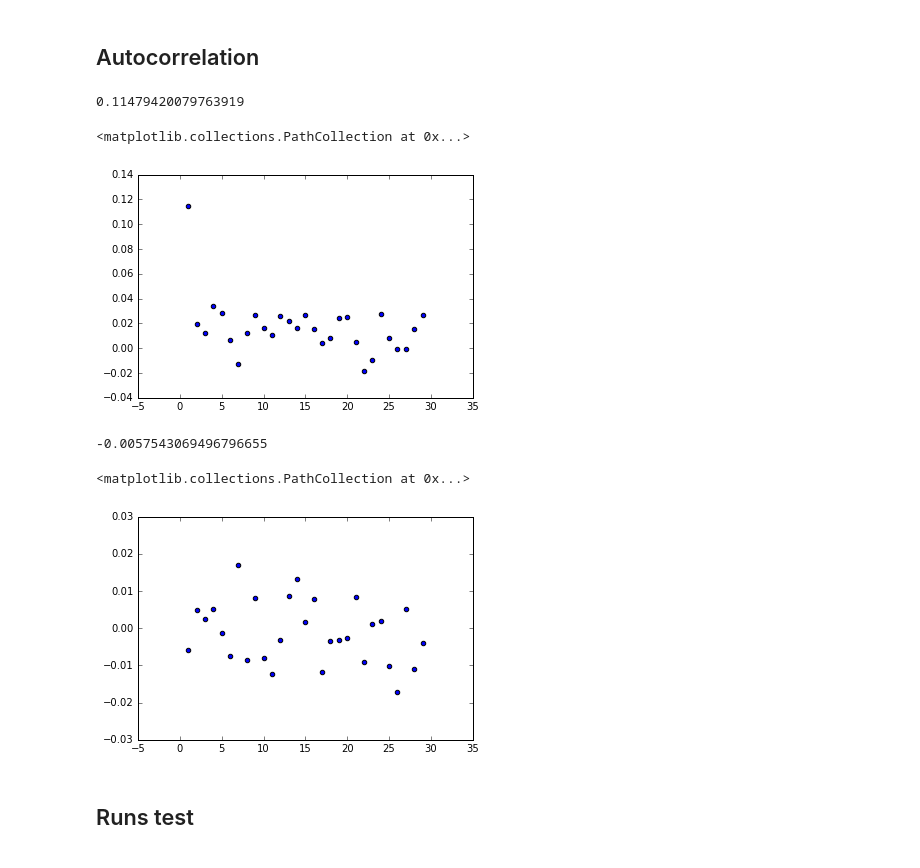
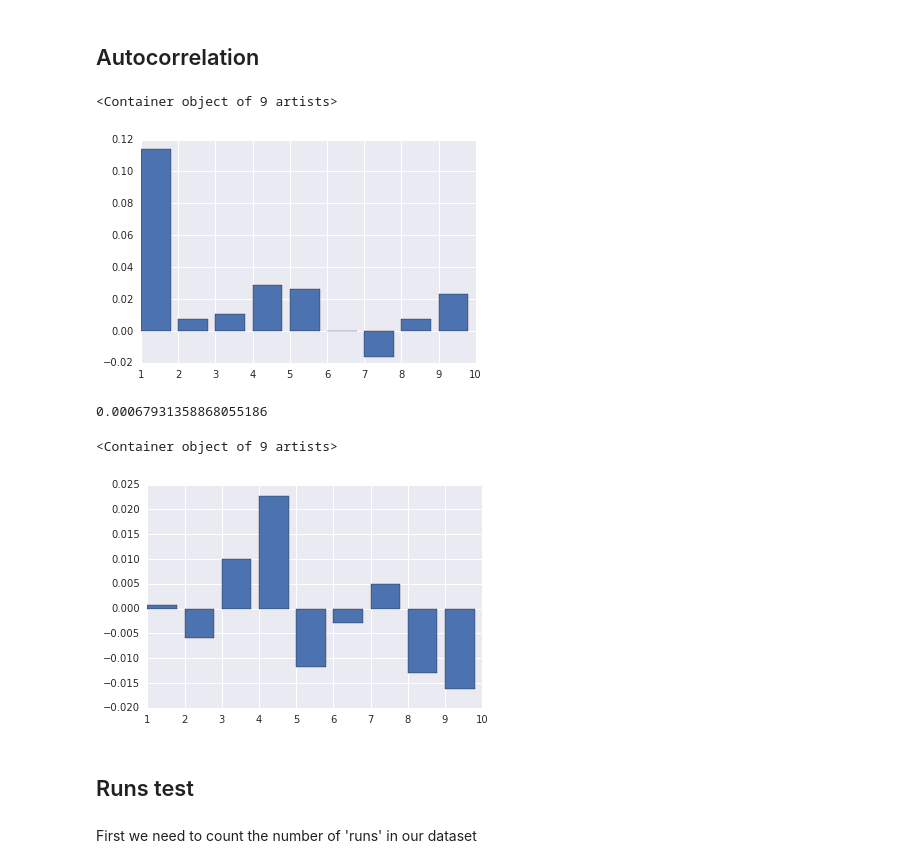
Before and after one commit to dansand/ResChapterBinder, a Jupyter notebook: extras.ipynb, the cells around one changed output. Drawn from its saved outputs; the diff is of its cells as text; code cells hidden in the pictures.

```diff
--- a/extras.ipynb
+++ b/extras.ipynb
@@ -40,4 +52,32 @@ Populating the interactive namespace from numpy and matplotlib
+# %%
+def polynomial_detrend(data, order, plot=False):
+    """
+    Removes a polynomial trend from the data.
+
+    :param data: The data to detrend. Will be modified in-place.
+    :type data: :class:`numpy.ndarray`
+    :param order: The order of the polynomial to fit.
+    :type order: int
+    :param plot: If True, a plot of the operation happening will be shown.
+        If a string is given that plot will be saved to the given file name.
+    :type plot: bool or str
+    """
+    # Convert data if it's not a floating point type.
+    if not np.issubdtype(data.dtype, float):
+        data = np.require(data, dtype=np.float64)
+
+    x = np.arange(len(data))
+    fit = np.polyval(np.polyfit(x, data, deg=order), x)
+
+    data -= fit
+    return data
 # %%
 data = numpy.loadtxt('nasdaq.csv')
+
+detrend = True
+if detrend:
+    #data = simple_detrend(data)
+    data = polynomial_detrend(data, 3)
+
 follow = data[:-1] < data[1:]
 seq = follow[:-1] == follow[1:]
@@ -50,34 +95,34 @@ def serial_corr(sig, lag=1):
     y2 = sig[:n-lag]
     corr = np.corrcoef(y1, y2, ddof=0)[0, 1]
     return corr
-# %%
-serial_corr(follow,  lag=1)
-# %% [output]
-0.11479420079763919
 # %%
 coors = []
-for i in range(1, 30):
-    coors.append(serial_corr(follow,  lag=i))
+for i in range(1,10):
+    coors.append(serial_corr(follow ,  lag=int(i)))
 # %%
-plt.scatter(range(1, 30), coors)
+plt.bar(range(1,10), coors)
 # %% [output]
-<matplotlib.collections.PathCollection at 0x...>
+<Container object of 9 artists>
-[figure, old version]
+[figure, new version]
 # %%
 #test on random data
+np.random.seed(22)
+
 test = np.random.randint(0,2,len(follow))
 serial_corr(test)
 # %% [output]
--0.0057543069496796655
+0.00067931358868055186
 # %%
 coors = []
-for i in range(1, 30):
+for i in range(1, 10):
     coors.append(serial_corr(test,  lag=i))
 # %%
-plt.scatter(range(1, 30), coors)
+plt.bar(range(1, 10), coors)
 # %% [output]
-<matplotlib.collections.PathCollection at 0x...>
+<Container object of 9 artists>
-[figure, old version]
+[figure, new version]
 # %% [markdown]
 ## Runs test
+# %% [markdown]
+First we need to count the number of 'runs' in our dataset
 # %%
```
Also changed, not shown: parts of 12 cells of this notebook, 1 other file.
